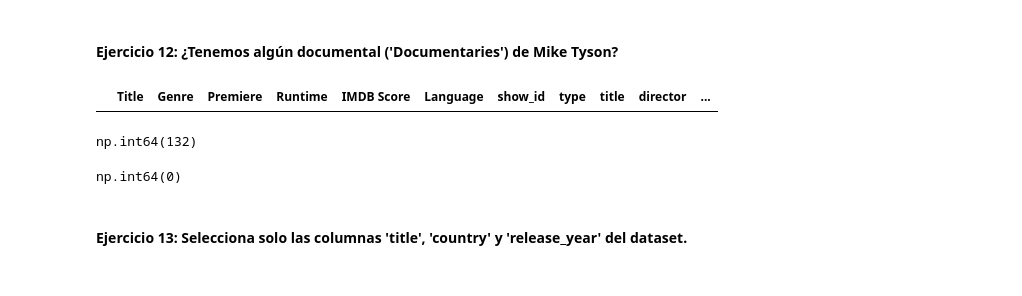
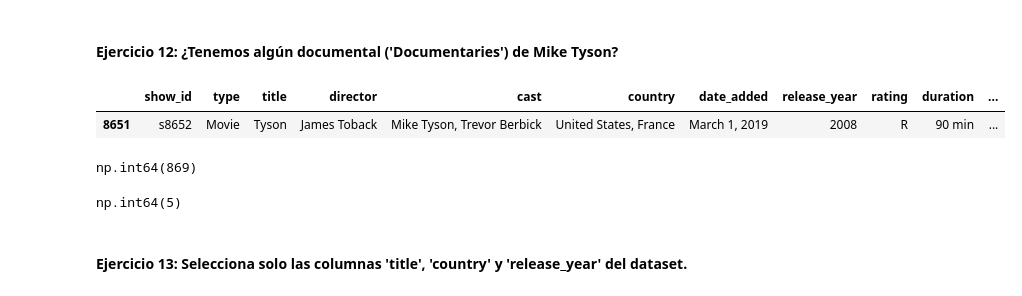
Before and after one commit to jgilsu11/laboratorio-modulo2-leccion03-filtrado-groupby, a Jupyter notebook: laboratorio-modulo2-leccion03-filtrado.ipynb, the cells around one changed output. Cells and saved outputs as stored; diff of their text form; code cells hidden in the pictures.

```diff
--- a/laboratorio-modulo2-leccion03-filtrado.ipynb
+++ b/laboratorio-modulo2-leccion03-filtrado.ipynb
@@ -252,19 +232,20 @@ netflix_concat[apellido].head(3)
 # %% [markdown]
 #### Ejercicio 12: ¿Tenemos algún documental ('Documentaries') de Mike Tyson?
 # %%
-filtro_cast= netflix_concat["cast"] == "Mike Tyson"
-filtro_genre= netflix_concat["Genre"] == "Documentary"    #Creo que el código no está mal simplemnete es cosa de mi base de datos q no tenga mike
+filtro_cast= netflix_concat["cast"].str.contains("Mike Tyson",case=False,na=False)
+filtro_genre= netflix_concat["listed_in"].str.contains("Documentaries",case=False,na=False)    #Creo que el código no está mal simplemnete es cosa de mi base de datos q no tenga mike
 netflix_concat[filtro_cast & filtro_genre]
 # %% [output]
-|  | Title | Genre | Premiere | Runtime | IMDB Score | Language | show_id | type | title | director | ... |
+|  | show_id | type | title | director | cast | country | date_added | release_year | rating | duration | ... |
+| 8651 | s8652 | Movie | Tyson | James Toback | Mike Tyson, Trevor Berbick | United States, France | March 1, 2019 | 2008 | R | 90 min | ... |
 # %%
 filtro_genre.sum()
 # %% [output]
-np.int64(132)
+np.int64(869)
 # %%
 filtro_cast.sum()
 # %% [output]
-np.int64(0)
+np.int64(5)
 # %% [markdown]
 #### Ejercicio 13: Selecciona solo las columnas 'title', 'country' y 'release_year' del dataset.
 # %%
```
Also changed, not shown: parts of 25 cells of this notebook, 2 other files.
